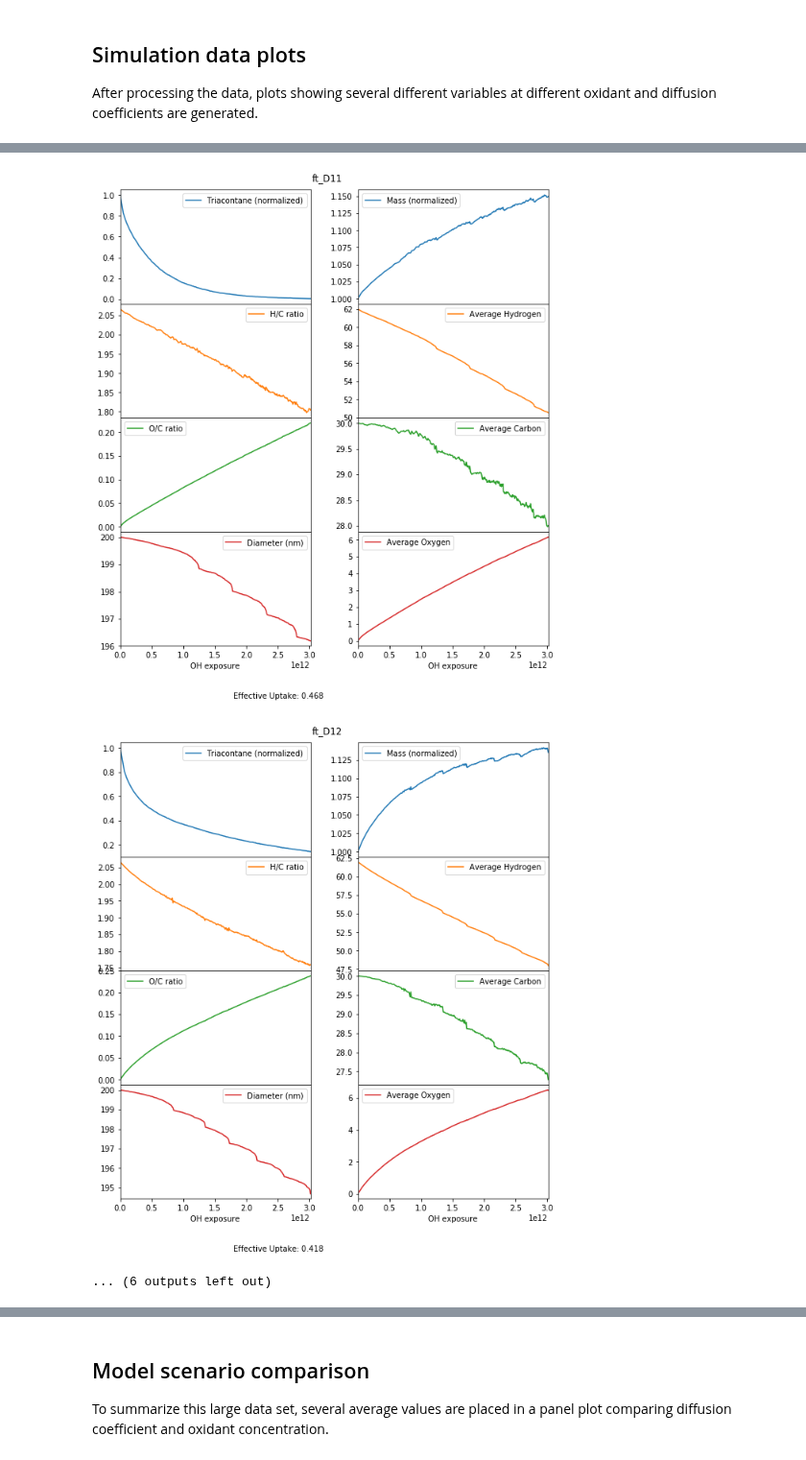
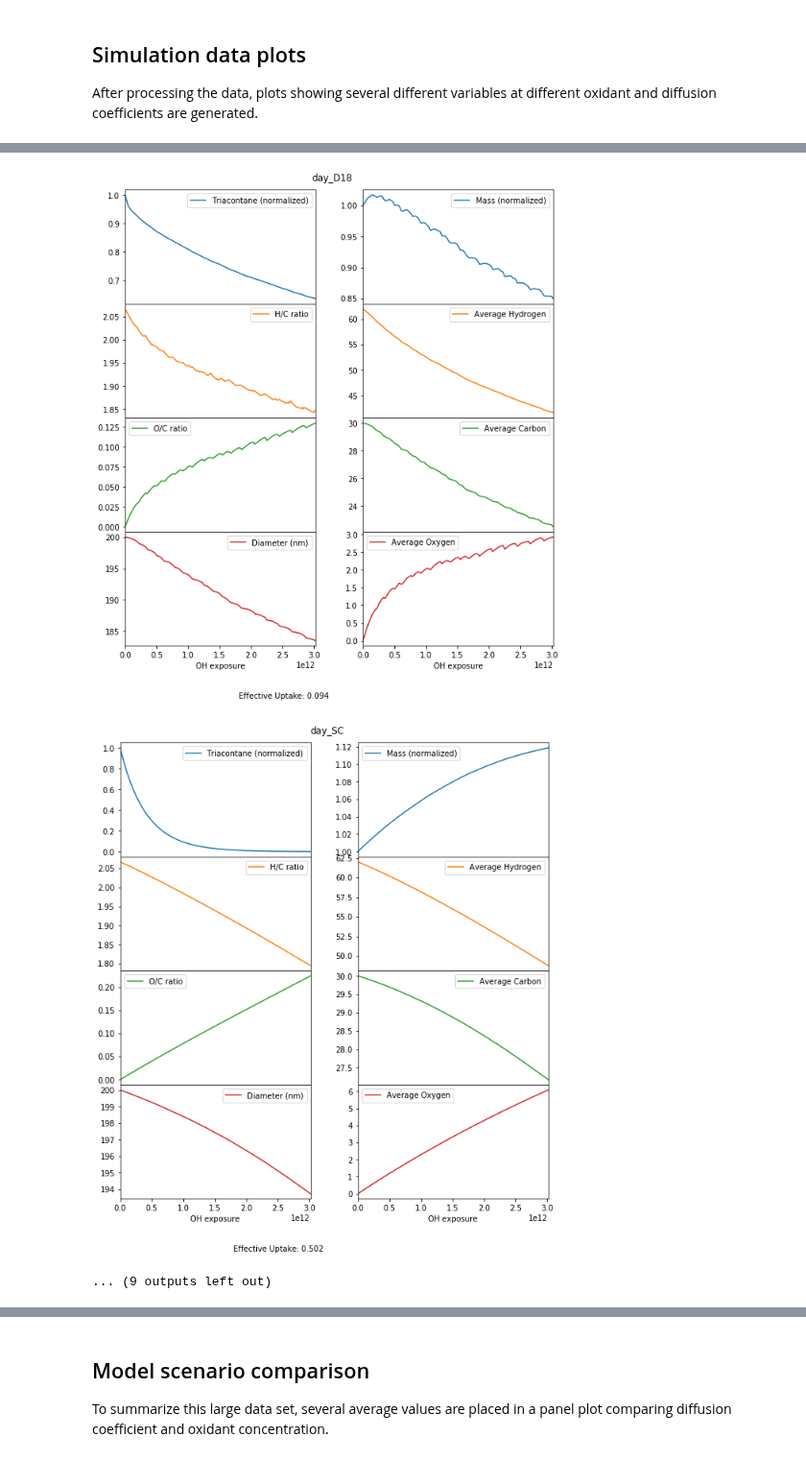
Before and after one commit to aawiegel/StackSimAnalysis, a Jupyter notebook: python/DiffusionSeries.ipynb, the cells around one changed output, grey strips where cells are left out. Shown at 96% size. Drawn from its saved outputs; the diff is of its cells as text; code cells hidden in the pictures.

Commit message:
added single compartment sim

```diff
--- a/python/DiffusionSeries.ipynb
+++ b/python/DiffusionSeries.ipynb
@@ -56,7 +56,7 @@ with zipfile.ZipFile("diffusion series.zip", "r") as zip_ref:
     zip_ref.extractall(subdir)
 # %%
 
-diffusion = ["D15", "D16", "D17", "D18"]
+diffusion = ["D15", "D16", "D17", "D18", "SC"]
 condition = ["ft", "cfstr", "day"]
 
 # Generate filename strings
@@ -110,9 +110,14 @@ for scenario in natsort.natsorted(files.keys()):
     # Initialize data frame with OH exposure
     SimData = pd.DataFrame({"OH exposure" : OH_exp})
 
-    # Find diameter of particle
-    last_cmpt = simulation.compartments[(0, simulation.num_rows-1, 0)]
-    diameter = 2*(last_cmpt.positions["y"]+last_cmpt.dimensions["y"])/1E-7
+    # Find diameter of particle using length of stack.
+    # If a single compartment simulation, use the volume of the compartment instead.
+    if not "SC" in scenario:
+        last_cmpt = simulation.compartments[(0, simulation.num_rows-1, 0)]
+        diameter = 2*(last_cmpt.positions["y"]+last_cmpt.dimensions["y"])/1E-7
+    else:
+        volume = simulation.compartments[(0,0,0)].volume
+        diameter = 2*(volume*3/4/np.pi)**(1/3)/1E-7
 
 
 
@@ -190,6 +195,6 @@ for scenario in natsort.natsorted(files.keys()):
-[figure, old version]
+[figure, new version]
-[figure, old version]
+[figure, new version]
-... (6 outputs left out)
+... (9 outputs left out)
 # %%
 %matplotlib inline
 for scenario in natsort.natsorted(files.keys()):
```
Also changed, not shown: parts of 4 cells of this notebook.
